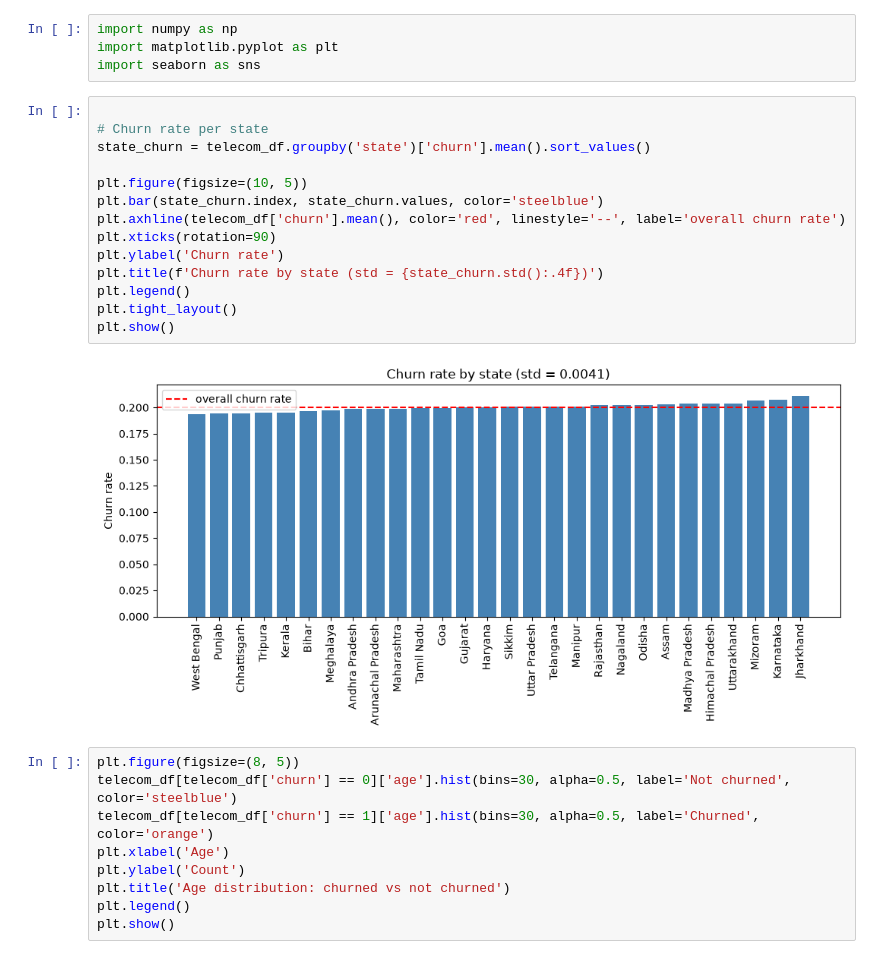
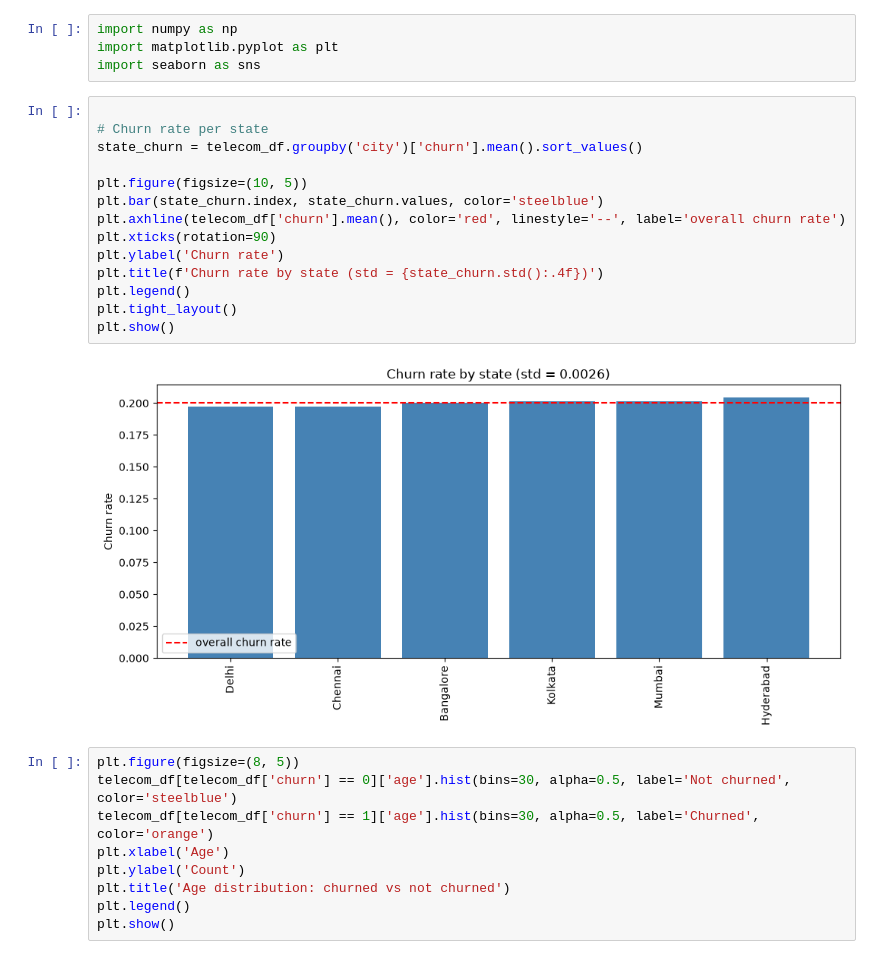
Before and after one commit to Chandru82582/CoWork, a Jupyter notebook: Phase1/mlfeaturing.ipynb, the cells around one changed output. Drawn from its saved outputs; the diff is of its cells as text.

```diff
--- a/Phase1/mlfeaturing.ipynb
+++ b/Phase1/mlfeaturing.ipynb
@@ -201,19 +184,19 @@ import seaborn as sns
 # %%
 
 # Churn rate per state
-state_churn = telecom_df.groupby('state')['churn'].mean().sort_values()
+state_churn = telecom_df.groupby('city')['churn'].mean().sort_values()
 
 plt.figure(figsize=(10, 5))
 plt.bar(state_churn.index, state_churn.values, color='steelblue')
 plt.axhline(telecom_df['churn'].mean(), color='red', linestyle='--', label='overall churn rate')
 plt.xticks(rotation=90)
 plt.ylabel('Churn rate')
 plt.title(f'Churn rate by state (std = {state_churn.std():.4f})')
 plt.legend()
 plt.tight_layout()
 plt.show()
 # %% [output]
-[figure, old version]
+[figure, new version]
 # %%
 plt.figure(figsize=(8, 5))
 telecom_df[telecom_df['churn'] == 0]['age'].hist(bins=30, alpha=0.5, label='Not churned', color='steelblue')
```
Also changed, not shown: parts of 5 cells of this notebook, 1 other file.
